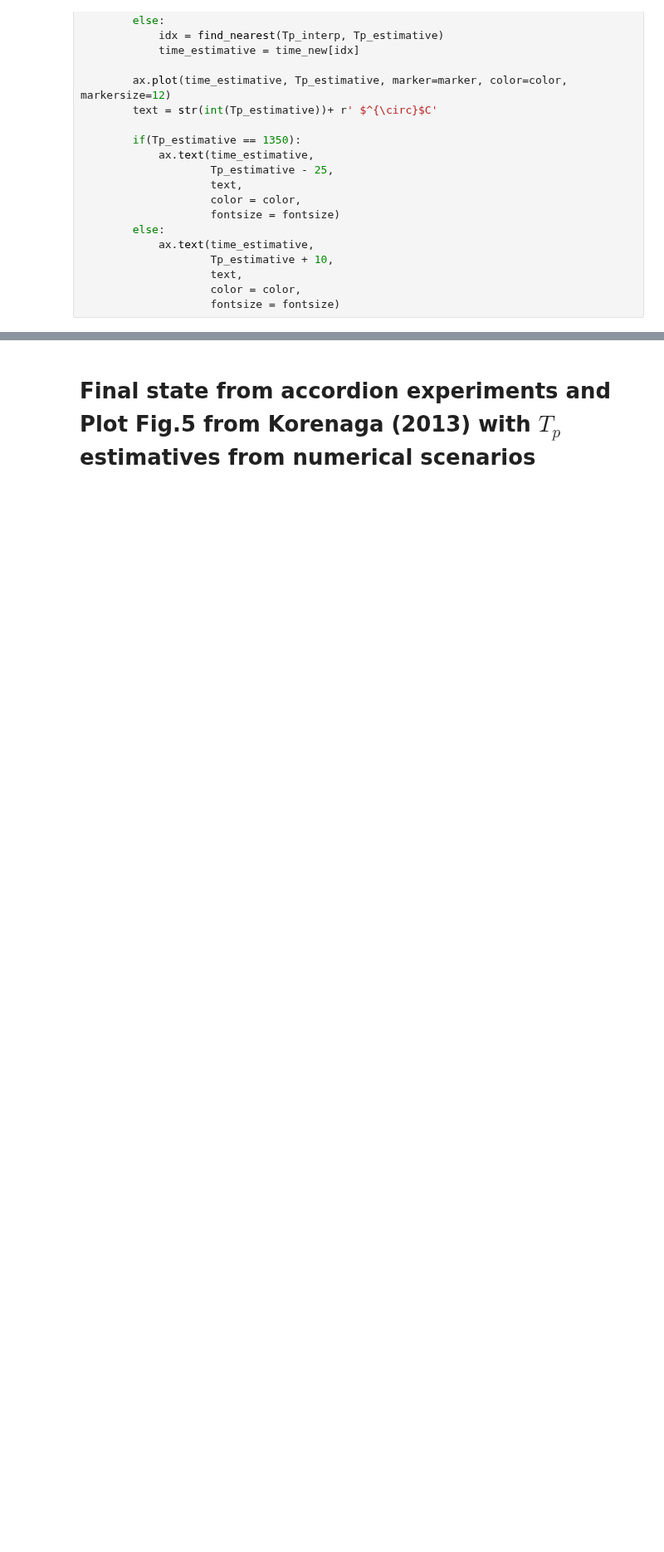
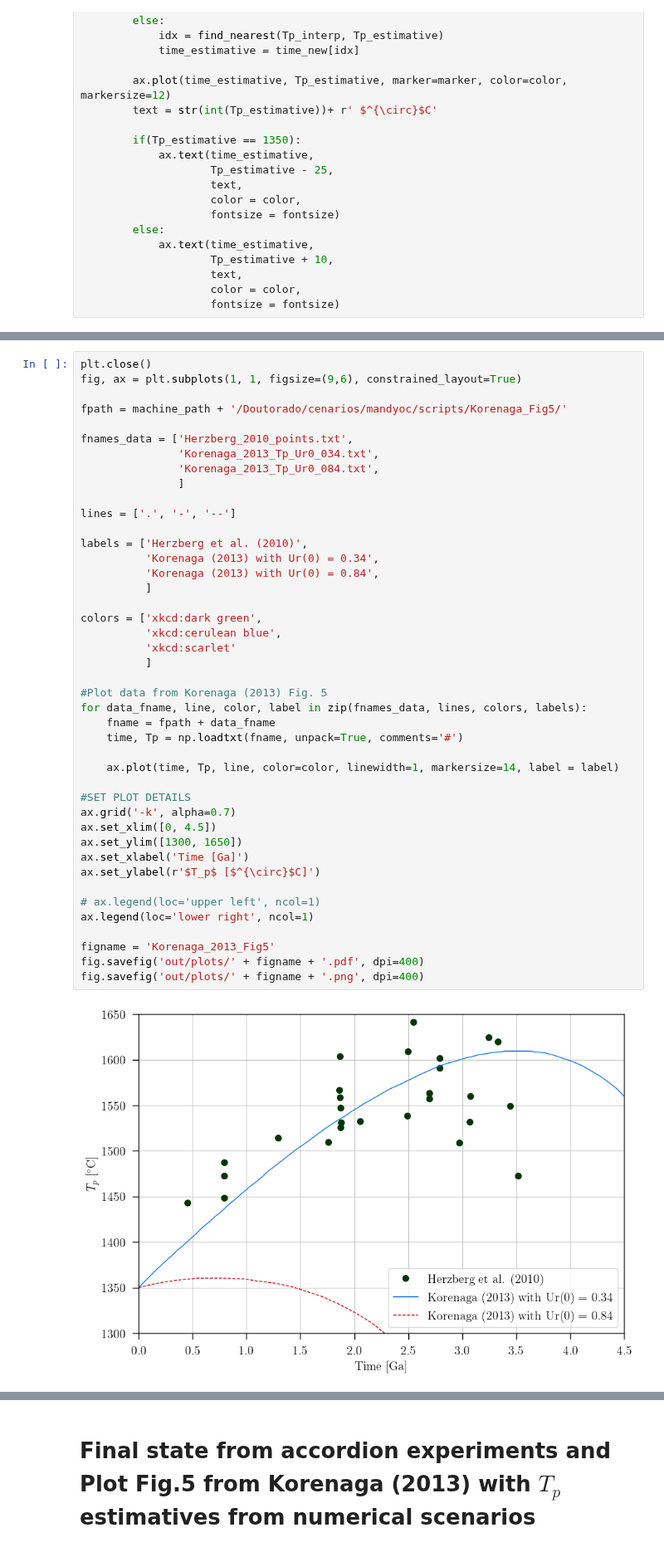
Before and after one commit to jopmas/scripts, a Jupyter notebook: Korenaga_Fig5_custom.ipynb, the cells around one changed output, grey strips where cells are left out. Shown at 83% size. Drawn from its saved outputs; the diff is of its cells as text; blank space fills up the shorter version.

```diff
--- a/Korenaga_Fig5_custom.ipynb
+++ b/Korenaga_Fig5_custom.ipynb
@@ -671,3 +687,48 @@ def plot_Korenaga(machine_path, ax):
+# %%
+plt.close()
+fig, ax = plt.subplots(1, 1, figsize=(9,6), constrained_layout=True)
+
+fpath = machine_path + '/Doutorado/cenarios/mandyoc/scripts/Korenaga_Fig5/'
+
+fnames_data = ['Herzberg_2010_points.txt',
+               'Korenaga_2013_Tp_Ur0_034.txt',
+               'Korenaga_2013_Tp_Ur0_084.txt',
+               ]
+
+lines = ['.', '-', '--']
+
+labels = ['Herzberg et al. (2010)',
+          'Korenaga (2013) with Ur(0) = 0.34',
+          'Korenaga (2013) with Ur(0) = 0.84',
+          ]
+
+colors = ['xkcd:dark green',
+          'xkcd:cerulean blue',
+          'xkcd:scarlet'
+          ]
+
+#Plot data from Korenaga (2013) Fig. 5
+for data_fname, line, color, label in zip(fnames_data, lines, colors, labels):
+    fname = fpath + data_fname
+    time, Tp = np.loadtxt(fname, unpack=True, comments='#')
+
+    ax.plot(time, Tp, line, color=color, linewidth=1, markersize=14, label = label)
+
+#SET PLOT DETAILS
+ax.grid('-k', alpha=0.7)
+ax.set_xlim([0, 4.5])
+ax.set_ylim([1300, 1650])
+ax.set_xlabel('Time [Ga]')
+ax.set_ylabel(r'$T_p$ [$^{\circ}$C]')
+
+# ax.legend(loc='upper left', ncol=1)
+ax.legend(loc='lower right', ncol=1)
+
+figname = 'Korenaga_2013_Fig5'
+fig.savefig('out/plots/' + figname + '.pdf', dpi=400)
+fig.savefig('out/plots/' + figname + '.png', dpi=400)
+# %% [output]
+[figure, added]
 # %% [markdown]
 # Plot Fig.5 from Korenaga (2013) and $T_p$ estimatives from numerical scenarios
 
```
Also changed, not shown: parts of 1 cell of this notebook, 48 other files.
